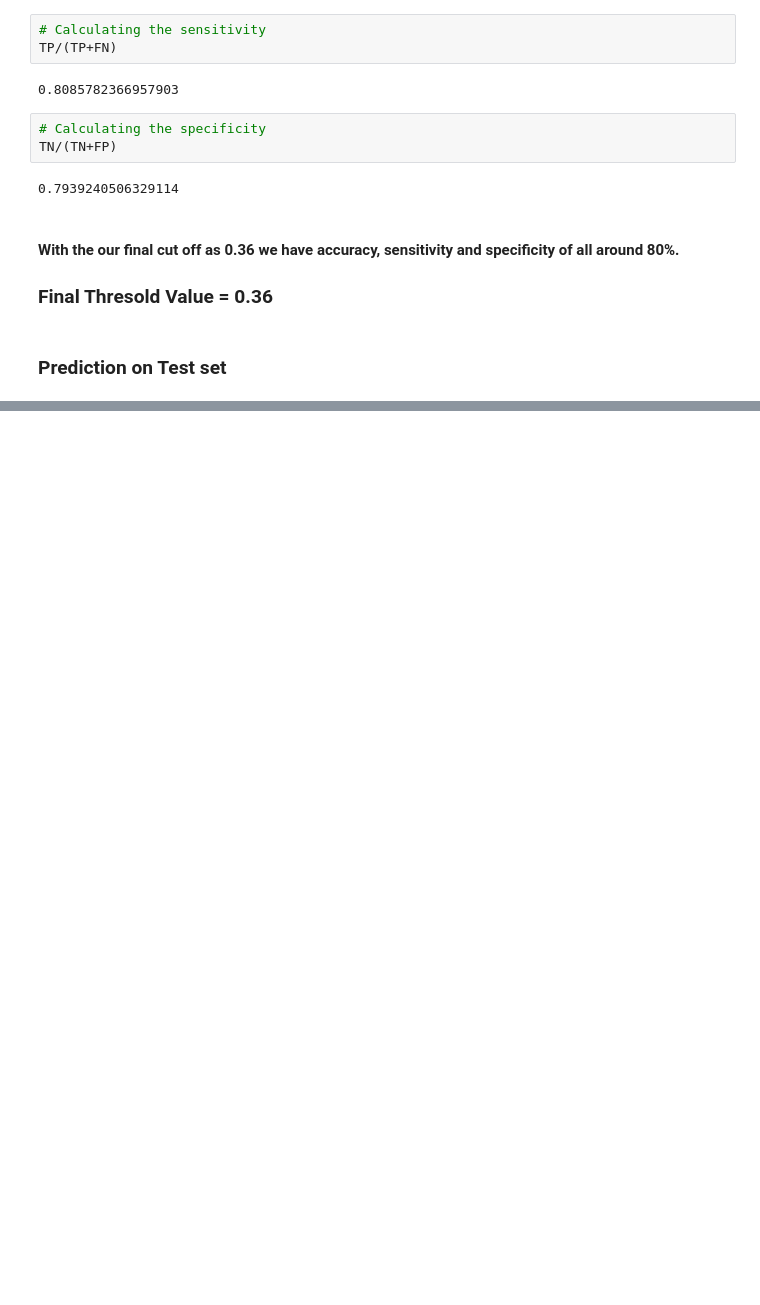
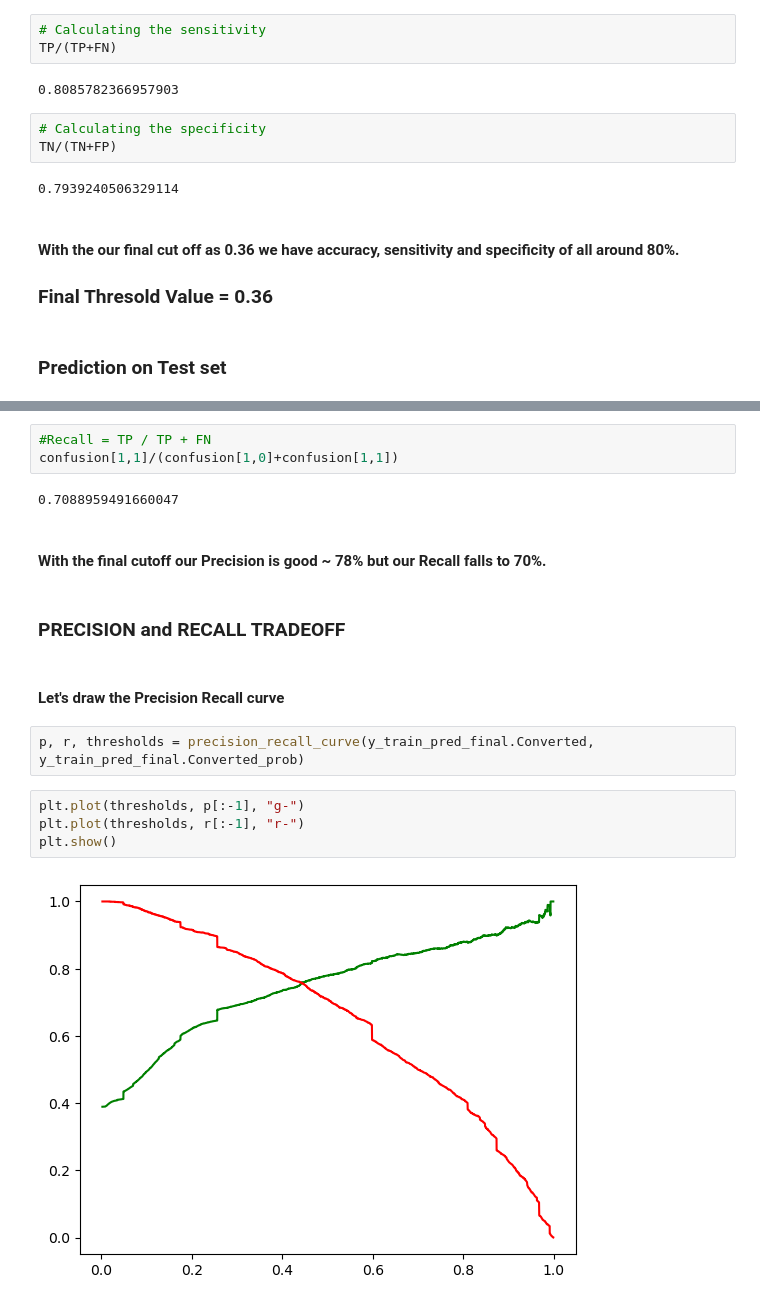
Before and after one commit to D-skywalkerr/Case_study-Leads_scoring, a Jupyter notebook: Leads_scoring.ipynb, the cells around one changed output, grey strips where cells are left out. Saved outputs shown, nothing was run; the diff lists cells and outputs as text; blank space fills up the shorter version.

```diff
--- a/Leads_scoring.ipynb
+++ b/Leads_scoring.ipynb
@@ -1860,0 +1989,19 @@ TN/(TN+FP)
+# %%
+#Recall = TP / TP + FN
+confusion[1,1]/(confusion[1,0]+confusion[1,1])
+# %% [output]
+0.7088959491660047
+# %% [markdown]
+#### With the final cutoff our Precision is good ~ 78% but our Recall falls to 70%.
+# %% [markdown]
+### PRECISION and RECALL TRADEOFF
+# %% [markdown]
+#### Let's draw the Precision Recall curve
+# %%
+p, r, thresholds = precision_recall_curve(y_train_pred_final.Converted, y_train_pred_final.Converted_prob)
+# %%
+plt.plot(thresholds, p[:-1], "g-")
+plt.plot(thresholds, r[:-1], "r-")
+plt.show()
+# %% [output]
+[figure, added]
```
Also changed, not shown: parts of 23 cells of this notebook.
